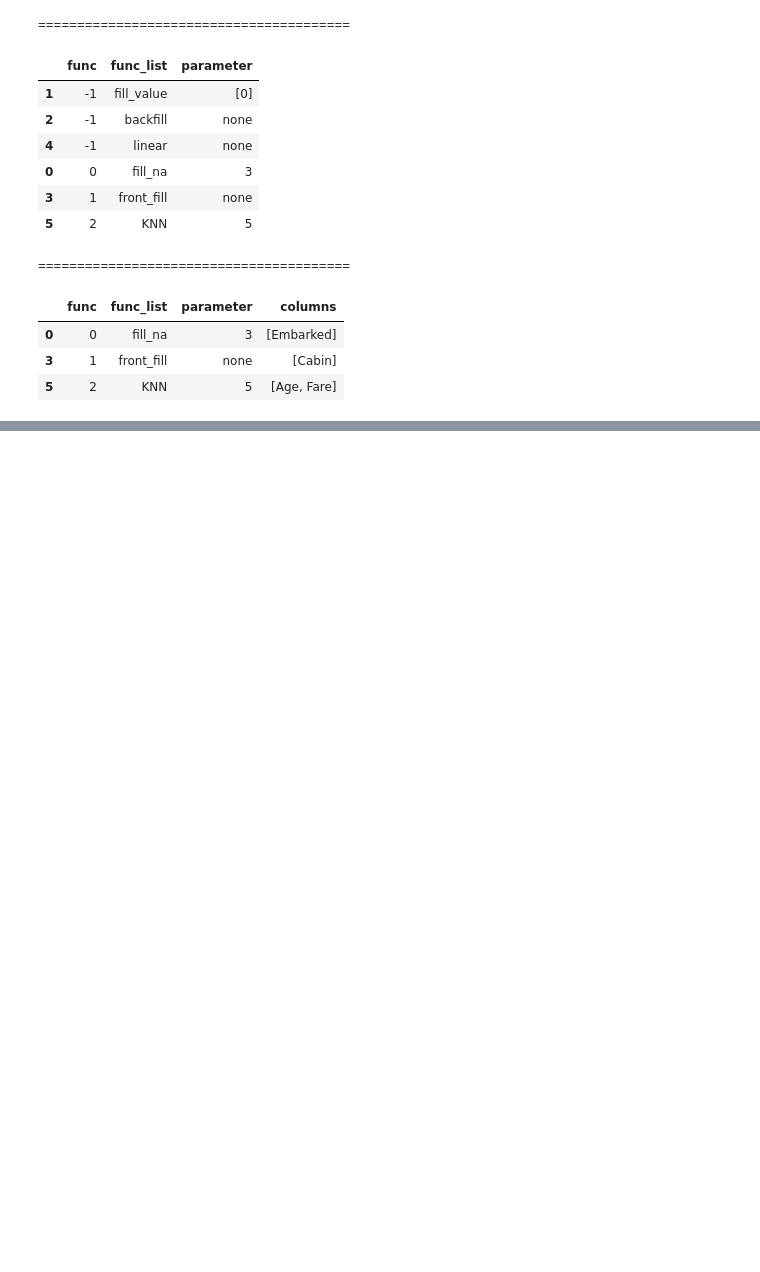
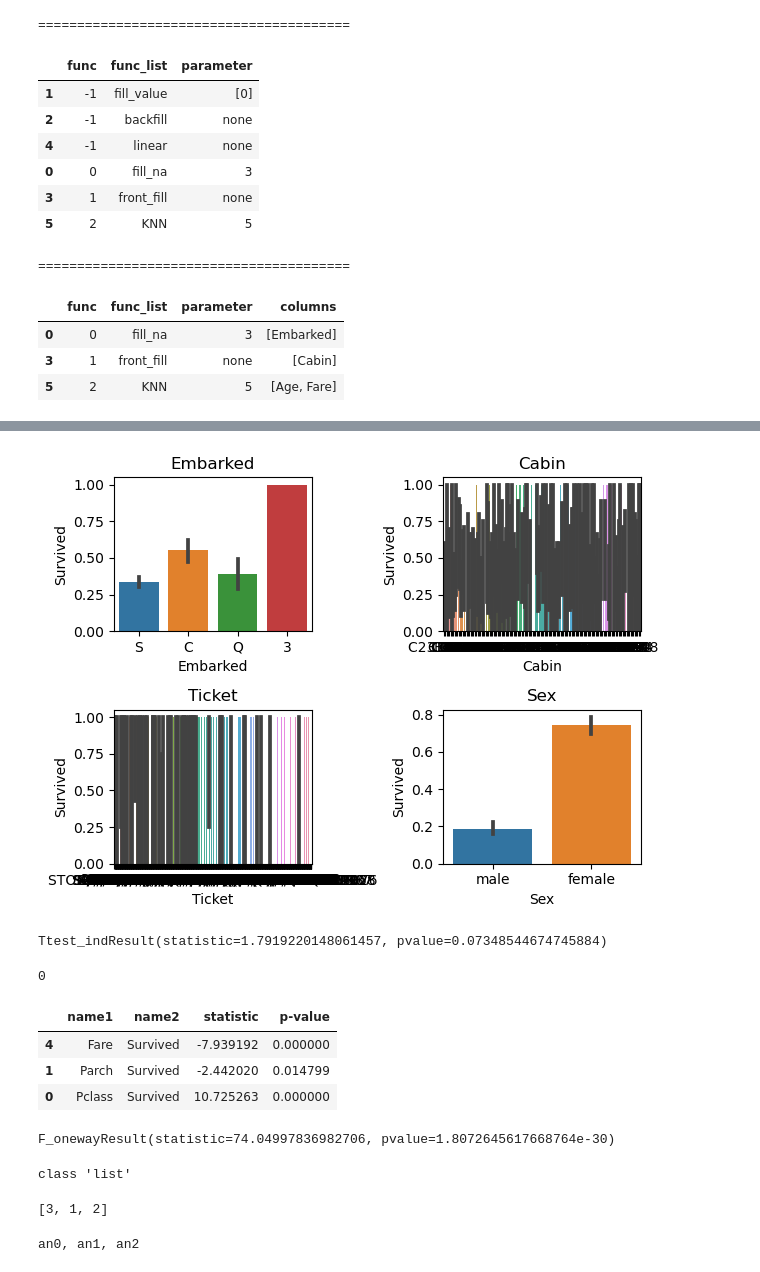
Before and after one commit to lakP44/coding-total, a Jupyter notebook: Python/데이터전처리/everything_of_preprocessing.ipynb, the cells around one changed output, grey strips where cells are left out. Saved outputs shown, nothing was run; the diff lists cells and outputs as text; code cells hidden in the pictures; blank space fills up the shorter version.

```diff
--- a/Python/데이터전처리/everything_of_preprocessing.ipynb
+++ b/Python/데이터전처리/everything_of_preprocessing.ipynb
@@ -268,3 +296,33 @@ def make_pvalue_df(feature_list, p_value_v):
+# %%
+# 회색줄 = 신뢰구간이 서로 안겹칠수록 둘사이의 연관이 큼, ex) sc는 훌륭함, cq는 그냥 그럼
+
+def make_barplots(feature_list, target):
+
+    dist_feature_list = feature_list
+
+    createFolder('barplot')
+
+    rcm = 1
+
+    while True:
+        if len(dist_feature_list) <= rcm ** 2:
+            break
+        else:
+            rcm += 1
+
+    count_index = 1
+
+    for i in dist_feature_list:
+        plt.subplot(rcm, rcm, count_index)
+
+        sns.barplot(x = i, y = target, data = data)
+
+        plt.title(i)
+        plt.tight_layout()
+        plt.savefig('barplot\\bar')
+
+        count_index += 1
+    plt.show()
 # %%
 categorial_feats, numerical_feats = check_features(data)
 checkNAN(data)
@@ -293,0 +345,14 @@ make_pvalue_df(numerical_feats, 0.05)
+# %%
+make_barplots(['Embarked', 'Cabin', 'Ticket', 'Sex'], 'Survived')
+# %% [output]
+[figure, added]
+# %%
+died = data.loc[data['Survived'] == 0, 'Age']
+survived = data.loc[data['Survived'] == 1, 'Age']
+spst.ttest_ind(died, survived)
+# %% [output]
+Ttest_indResult(statistic=1.7919220148061457, pvalue=0.07348544674745884)
+# %%
+data['Survived'].unique()[0]
+# %% [output]
+0
@@ -293,0 +384,31 @@ make_pvalue_df(numerical_feats, 0.05)
+# %%
+make_ttest_df(numerical_feats, 0.05, 'Survived')
+# %% [output]
+|  | name1 | name2 | statistic | p-value |
+| 4 | Fare | Survived | -7.939192 | 0.000000 |
+| 1 | Parch | Survived | -2.442020 | 0.014799 |
+| 0 | Pclass | Survived | 10.725263 | 0.000000 |
+# %%
+P_1 = data.loc[data.Pclass == 1, 'Age']
+P_2 = data.loc[data.Pclass == 2, 'Age']
+P_3 = data.loc[data.Pclass == 3, 'Age']
+
+spst.f_oneway(P_1, P_2, P_3)
+# %% [output]
+F_onewayResult(statistic=74.04997836982706, pvalue=1.8072645617668764e-30)
+# %%
+list_str = str(list)[1:-1]
+print(list_str)
+# %% [output]
+class 'list'
+# %%
+list(data['Pclass'].unique())
+# %% [output]
+[3, 1, 2]
+# %%
+x = "an0"
+for od in range(1, len(data['Pclass'].unique())):
+    x = x + ", an" + str(od)
+print(x)
+# %% [output]
+an0, an1, an2
```
Also changed, not shown: parts of 10 cells of this notebook, 19 other files.
